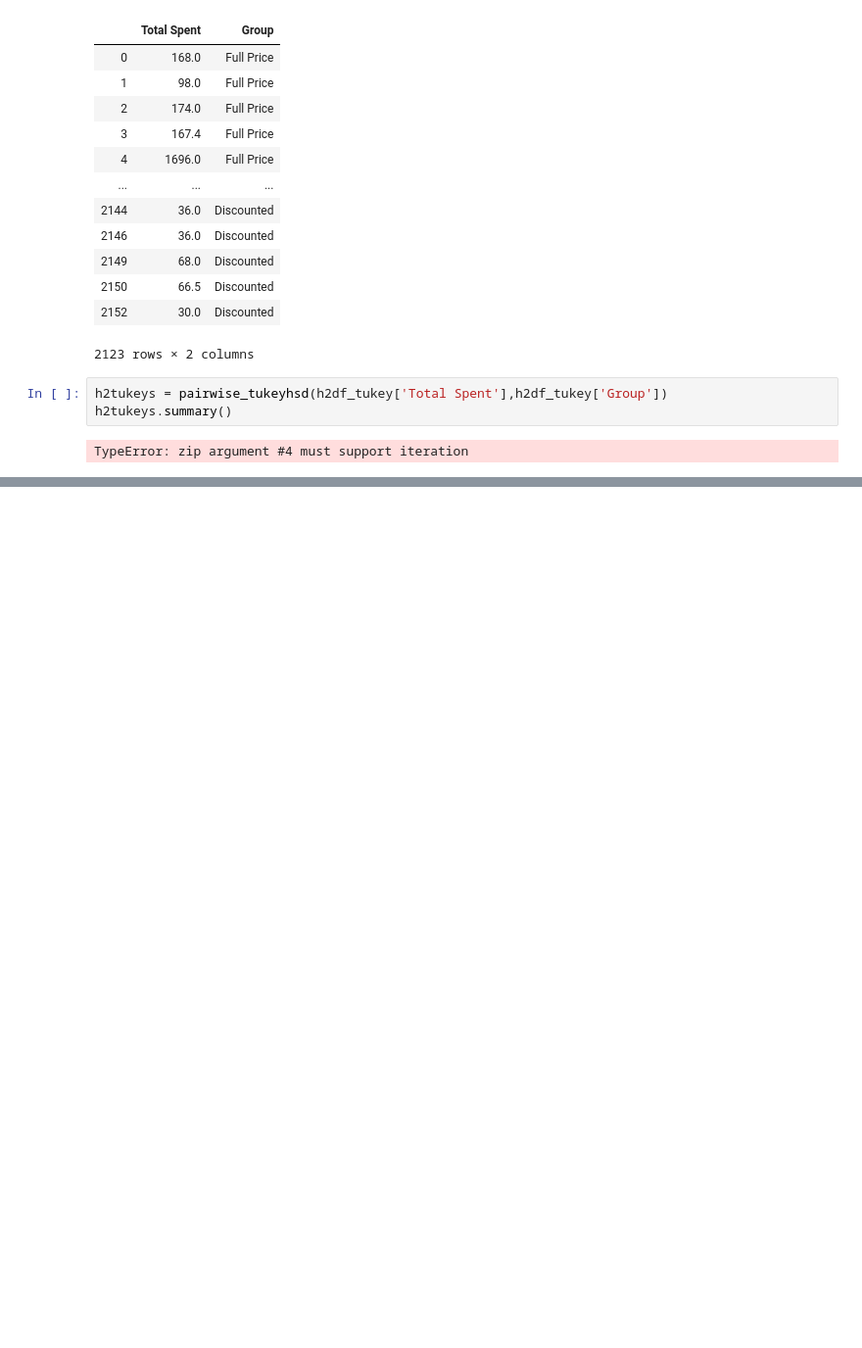
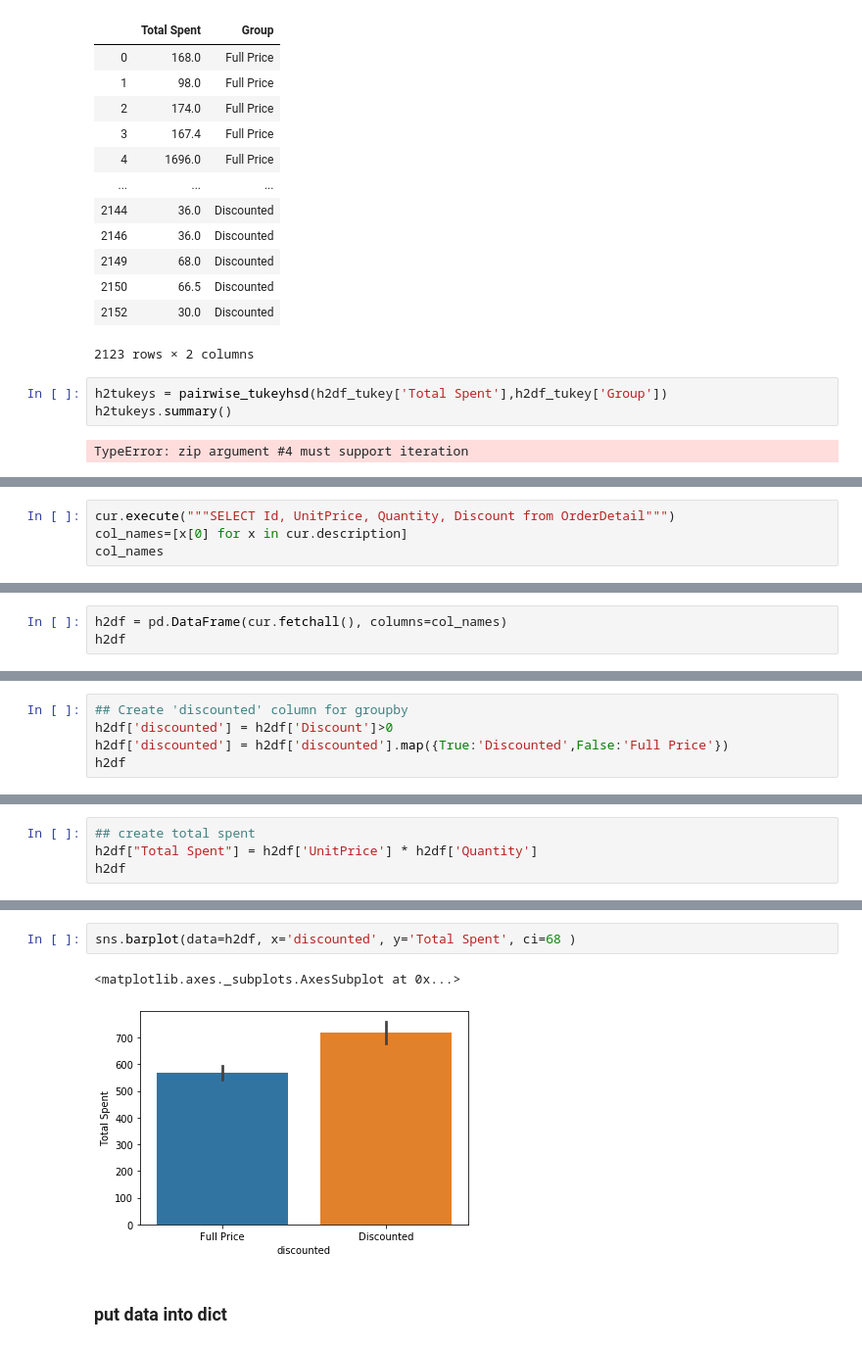
Before and after one commit to alexanderjohnny/hypothesis_testing_workflow_python, a Jupyter notebook: ALEX_BEAT_student.ipynb, the cells around one changed output, grey strips where cells are left out. Shown: that part at 98% size. Drawn from its saved outputs; the diff is of its cells as text; blank space fills up the shorter version.

```diff
--- a/ALEX_BEAT_student.ipynb
+++ b/ALEX_BEAT_student.ipynb
@@ -805,0 +809,4 @@ TypeError: zip argument #4 must support iteration
+# %%
+cur.execute("""SELECT Id, UnitPrice, Quantity, Discount from OrderDetail""")
+col_names=[x[0] for x in cur.description]
+col_names
@@ -805,0 +815,3 @@ TypeError: zip argument #4 must support iteration
+# %%
+h2df = pd.DataFrame(cur.fetchall(), columns=col_names)
+h2df
@@ -805,0 +832,5 @@ TypeError: zip argument #4 must support iteration
+# %%
+## Create 'discounted' column for groupby
+h2df['discounted'] = h2df['Discount']>0
+h2df['discounted'] = h2df['discounted'].map({True:'Discounted',False:'Full Price'})
+h2df
@@ -805,0 +851,4 @@ TypeError: zip argument #4 must support iteration
+# %%
+## create total spent
+h2df["Total Spent"] = h2df['UnitPrice'] * h2df['Quantity']
+h2df
@@ -805,0 +869,7 @@ TypeError: zip argument #4 must support iteration
+# %%
+sns.barplot(data=h2df, x='discounted', y='Total Spent', ci=68 )
+# %% [output]
+<matplotlib.axes._subplots.AxesSubplot at 0x...>
+[figure, added]
+# %% [markdown]
+### put data into dict
```
Also changed, not shown: parts of 55 cells of this notebook.
